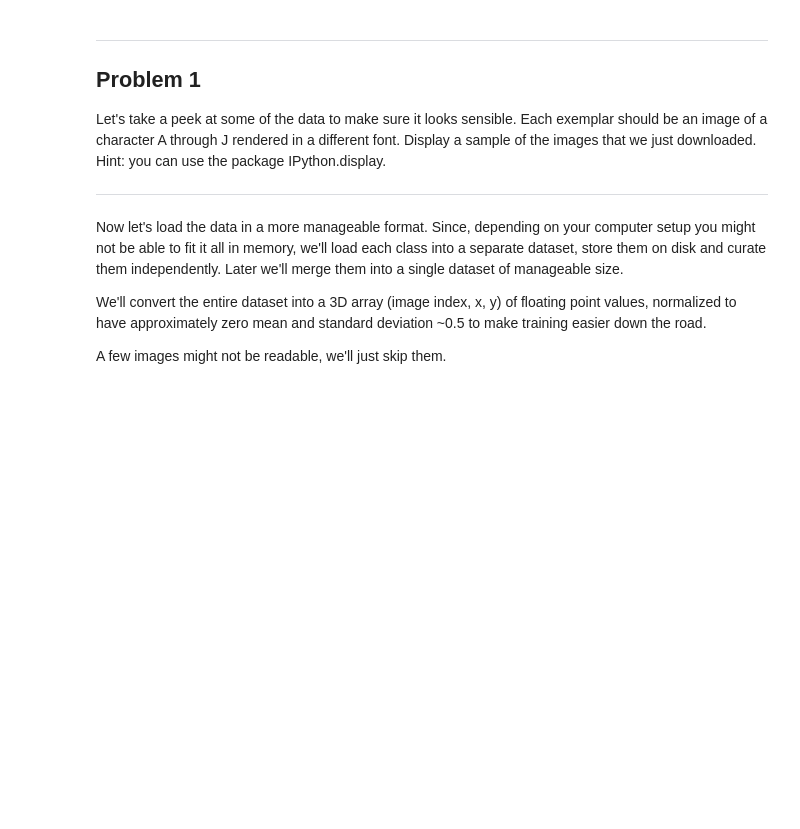
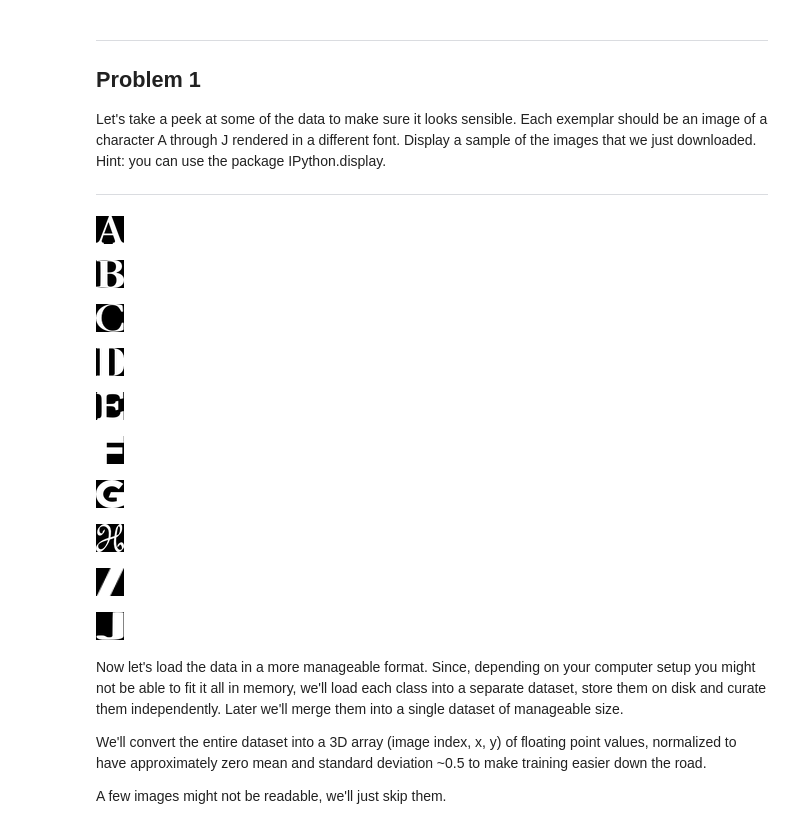
Before and after one commit to TheOriginalAlex/machine-learning, a Jupyter notebook: udacity/deep-learning/1_notmnist.ipynb, the cells around one changed output. Drawn from its saved outputs; the diff is of its cells as text; code cells hidden in the pictures; blank space fills up the shorter version.

```diff
--- a/udacity/deep-learning/1_notmnist.ipynb
+++ b/udacity/deep-learning/1_notmnist.ipynb
@@ -87,6 +90,23 @@ Problem 1
 Let's take a peek at some of the data to make sure it looks sensible. Each exemplar should be an image of a character A through J rendered in a different font. Display a sample of the images that we just downloaded. Hint: you can use the package IPython.display.
 
 ---
+# %%
+import random
+for i in train_folders:
+    img = random.choice(os.listdir(i))
+    img = os.path.join(i, img)
+    display(Image(img))
+# %% [output]
+[figure, added]
+[figure, added]
+[figure, added]
+[figure, added]
+[figure, added]
+[figure, added]
+[figure, added]
+[figure, added]
+[figure, added]
+[figure, added]
 # %% [markdown]
 Now let's load the data in a more manageable format. Since, depending on your computer setup you might not be able to fit it all in memory, we'll load each class into a separate dataset, store them on disk and curate them independently. Later we'll merge them into a single dataset of manageable size.
 
```
Also changed, not shown: parts of 6 cells of this notebook.
